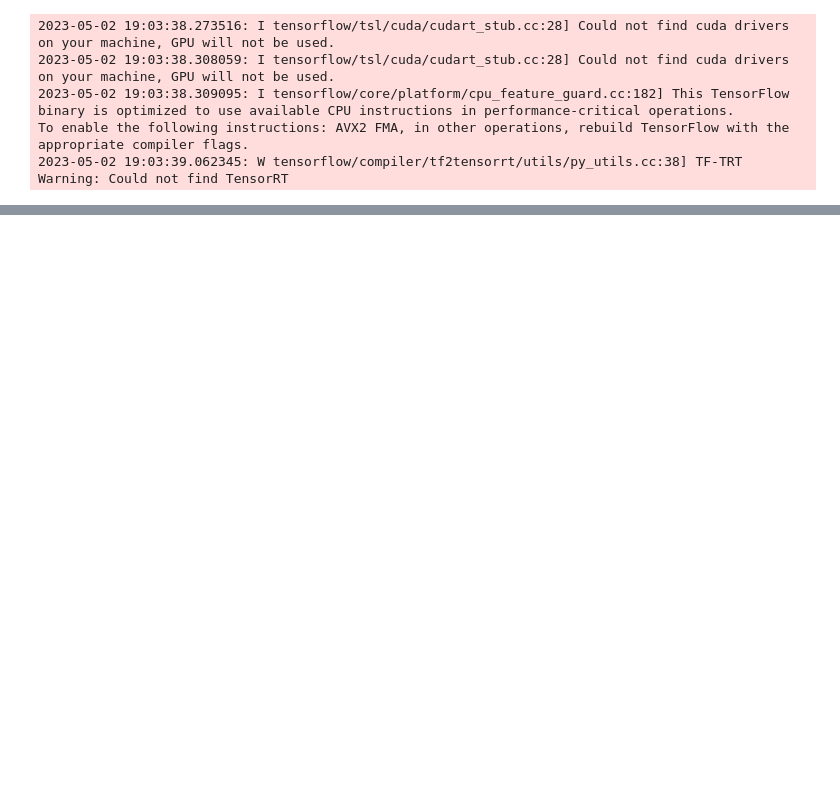
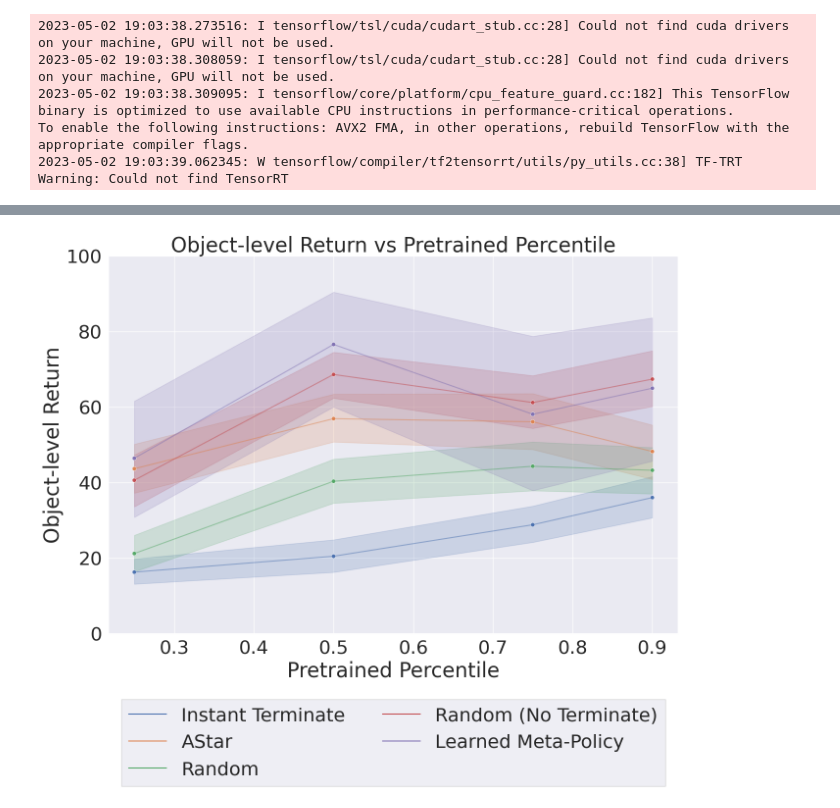
Before and after one commit to justinsvegliato/meta-level-reinforcement-learning, a Jupyter notebook: Plots.ipynb, the cells around one changed output, grey strips where cells are left out. Cells and saved outputs as stored; diff of their text form; code cells hidden in the pictures; blank space fills up the shorter version.

```diff
--- a/Plots.ipynb
+++ b/Plots.ipynb
@@ -38,0 +67,25 @@ df.head()
+# %%
+sns.set(font_scale=2.5)
+# %%
+plt.figure(figsize=(15, 10))
+
+ax = sns.lineplot(data=episode_stats_df, x='Pretrained Percentile', y='Return', hue='Meta-level Policy', alpha=0.5)
+sns.scatterplot(data=results_df, x='pretrained_percentile', y='ObjectLevelMeanReward', hue='Meta-level Policy', legend=False)
+# sns.scatterplot(data=mean_stats_df, x='Pretrained Percentile', y='Return', hue='Meta-level Policy', legend=False)
+
+# plt.xlabel('Pretrained Percentile')
+
+plt.ylabel('Object-level Return')
+plt.title(f'Object-level Return vs Pretrained Percentile')
+
+plt.ylim([0, 100])
+ax.legend(loc='upper center', bbox_to_anchor=(.5, -.15),
+          ncol=2, fancybox=False, shadow=False)
+
+# plt.setp(ax.get_legend().get_texts(), fontsize='10')
+# plt.setp(ax.get_legend().get_title(), fontsize='20')
+# plt.savefig(self.output_dir / 'object-return-vs-percentile.png')
+
+plt.show()
+# %% [output]
+[figure, added]
```
Also changed, not shown: parts of 5 cells of this notebook, 2 other files.
